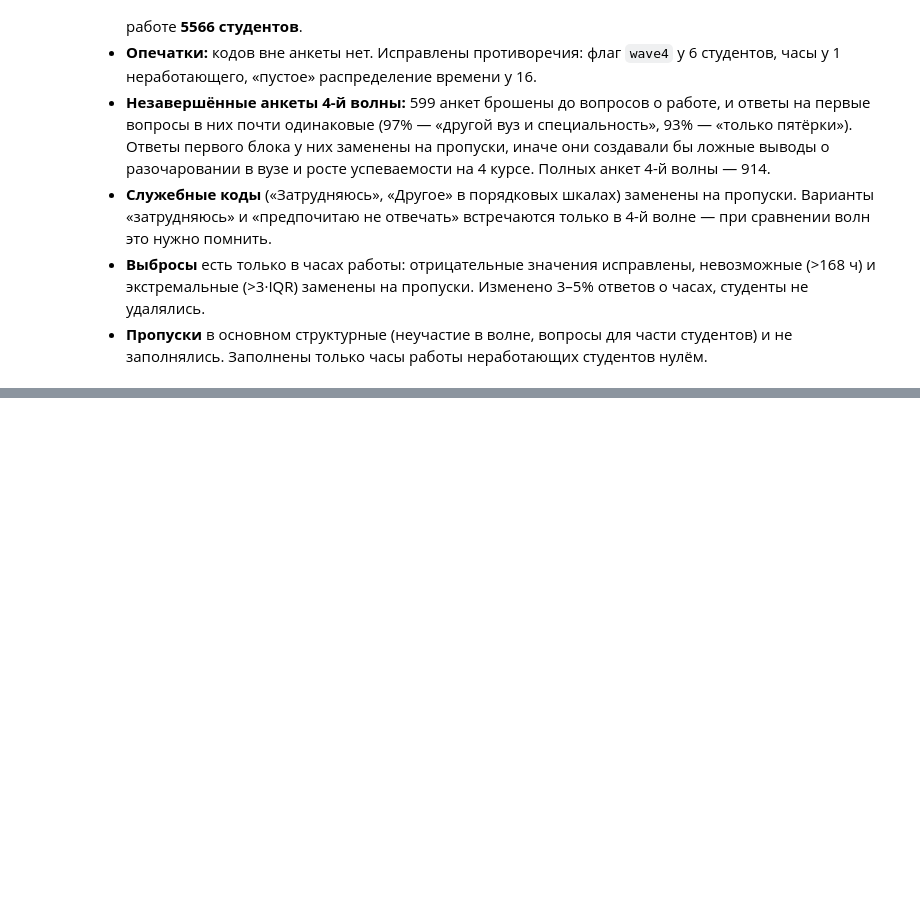
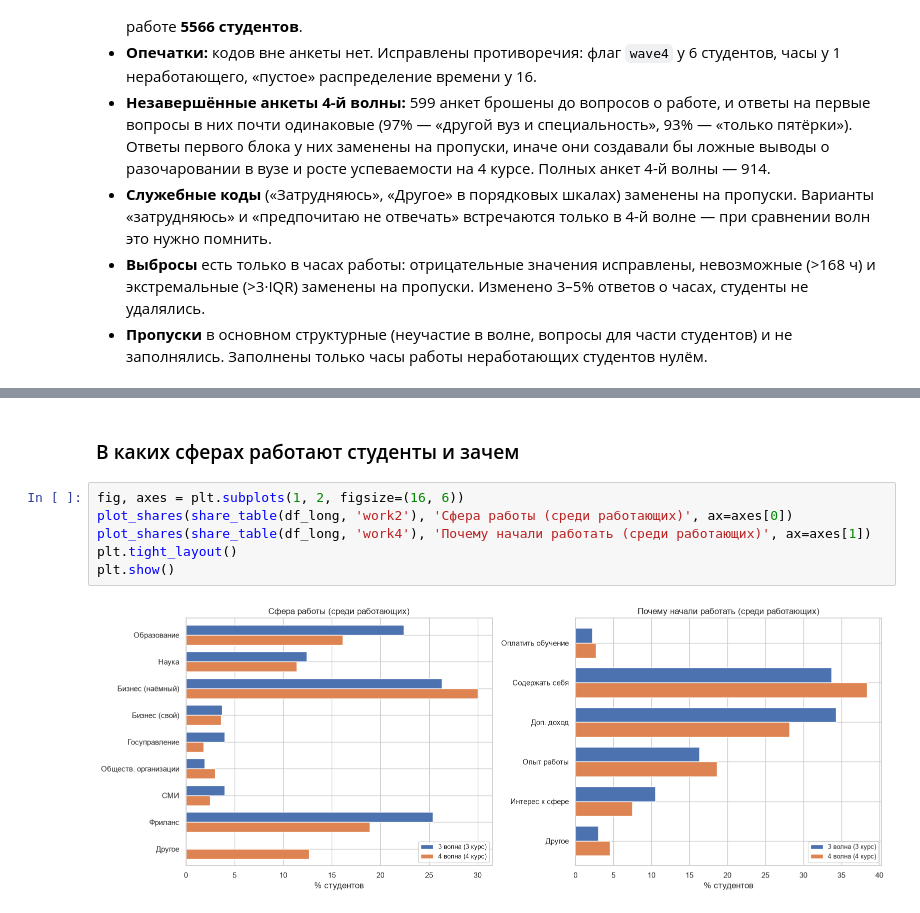
Before and after one commit to petushok08/Higher-Education-Research-Hackathon-2026, a Jupyter notebook: students_work_study_analysis.ipynb, the cells around one changed output, grey strips where cells are left out. Saved outputs shown, nothing was run; the diff lists cells and outputs as text; blank space fills up the shorter version.

```diff
--- a/students_work_study_analysis.ipynb
+++ b/students_work_study_analysis.ipynb
@@ -1169,0 +1453,10 @@ plt.show()
+# %% [markdown]
+### В каких сферах работают студенты и зачем
+# %%
+fig, axes = plt.subplots(1, 2, figsize=(16, 6))
+plot_shares(share_table(df_long, 'work2'), 'Сфера работы (среди работающих)', ax=axes[0])
+plot_shares(share_table(df_long, 'work4'), 'Почему начали работать (среди работающих)', ax=axes[1])
+plt.tight_layout()
+plt.show()
+# %% [output]
+[figure, added]
```
Also changed, not shown: parts of 103 cells of this notebook, 2 other files.
